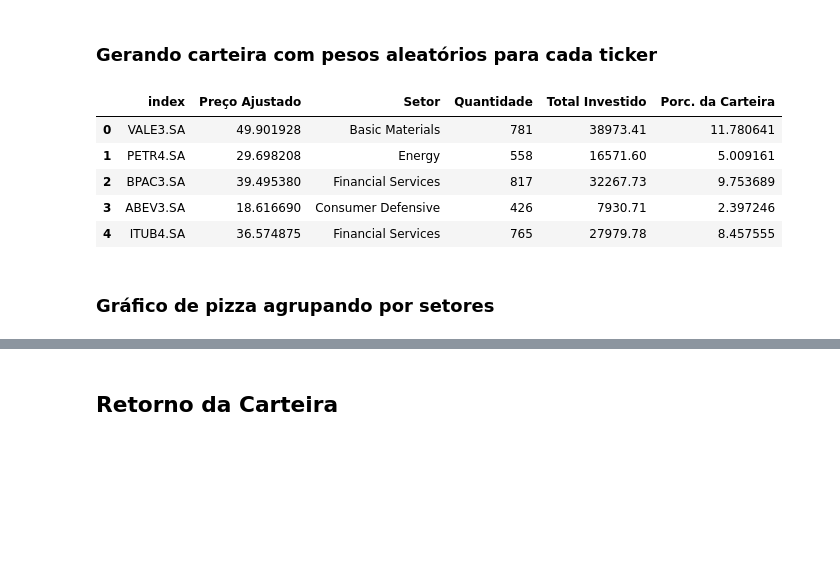
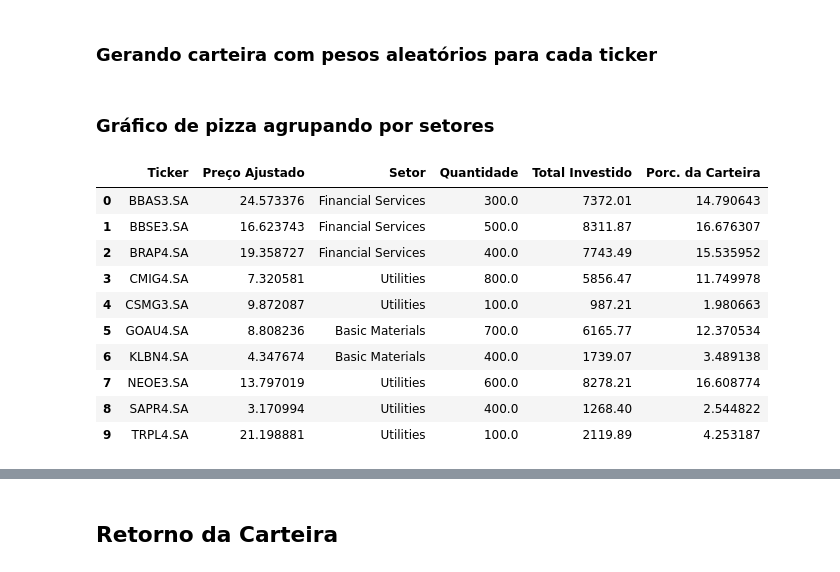
Before and after one commit to yuriishizawa/stock_analysis, a Jupyter notebook: apresentacao_analise.ipynb, the cells around one changed output, grey strips where cells are left out. Cells and saved outputs as stored; diff of their text form; code cells hidden in the pictures; blank space fills up the shorter version.

```diff
--- a/apresentacao_analise.ipynb
+++ b/apresentacao_analise.ipynb
@@ -169,28 +125,21 @@ fig.show()
 # Análise de performance de portifólio
 # %% [markdown]
 ### Gerando carteira com pesos aleatórios para cada ticker
-# %%
-portifolio = pd.DataFrame(df.T.iloc[:,0])
-portifolio.columns=['Preço Ajustado']
-
-sectors = []
-
-for column in portifolio.index:
-    sectors.append(yf.Ticker(column).info['sector'])
-
-portifolio['Setor'] = sectors
-portifolio['Quantidade'] = np.random.randint(100,1000, size=portifolio.shape[0])
-portifolio['Total Investido'] = portifolio['Preço Ajustado'].mul(portifolio['Quantidade']).apply(lambda x: round(x,2))
-portifolio['Porc. da Carteira'] = portifolio['Total Investido'].div(portifolio['Total Investido'].sum()).mul(100)
-portifolio.reset_index(inplace=True)
-portifolio.head()
-# %% [output]
-|  | index | Preço Ajustado | Setor | Quantidade | Total Investido | Porc. da Carteira |
-| 0 | VALE3.SA | 49.901928 | Basic Materials | 781 | 38973.41 | 11.780641 |
-| 1 | PETR4.SA | 29.698208 | Energy | 558 | 16571.60 | 5.009161 |
-| 2 | BPAC3.SA | 39.495380 | Financial Services | 817 | 32267.73 | 9.753689 |
-| 3 | ABEV3.SA | 18.616690 | Consumer Defensive | 426 | 7930.71 | 2.397246 |
-| 4 | ITUB4.SA | 36.574875 | Financial Services | 765 | 27979.78 | 8.457555 |
 # %% [markdown]
 ### Gráfico de pizza agrupando por setores
+# %%
+portifolio = generate_portifolio(stock_data, max_share=10)
+portifolio
+# %% [output]
+|  | Ticker | Preço Ajustado | Setor | Quantidade | Total Investido | Porc. da Carteira |
+| 0 | BBAS3.SA | 24.573376 | Financial Services | 300.0 | 7372.01 | 14.790643 |
+| 1 | BBSE3.SA | 16.623743 | Financial Services | 500.0 | 8311.87 | 16.676307 |
+| 2 | BRAP4.SA | 19.358727 | Financial Services | 400.0 | 7743.49 | 15.535952 |
+| 3 | CMIG4.SA | 7.320581 | Utilities | 800.0 | 5856.47 | 11.749978 |
+| 4 | CSMG3.SA | 9.872087 | Utilities | 100.0 | 987.21 | 1.980663 |
+| 5 | GOAU4.SA | 8.808236 | Basic Materials | 700.0 | 6165.77 | 12.370534 |
+| 6 | KLBN4.SA | 4.347674 | Basic Materials | 400.0 | 1739.07 | 3.489138 |
+| 7 | NEOE3.SA | 13.797019 | Utilities | 600.0 | 8278.21 | 16.608774 |
+| 8 | SAPR4.SA | 3.170994 | Utilities | 400.0 | 1268.40 | 2.544822 |
+| 9 | TRPL4.SA | 21.198881 | Utilities | 100.0 | 2119.89 | 4.253187 |
 # %%
```
Also changed, not shown: parts of 29 cells of this notebook, 4 other files.
